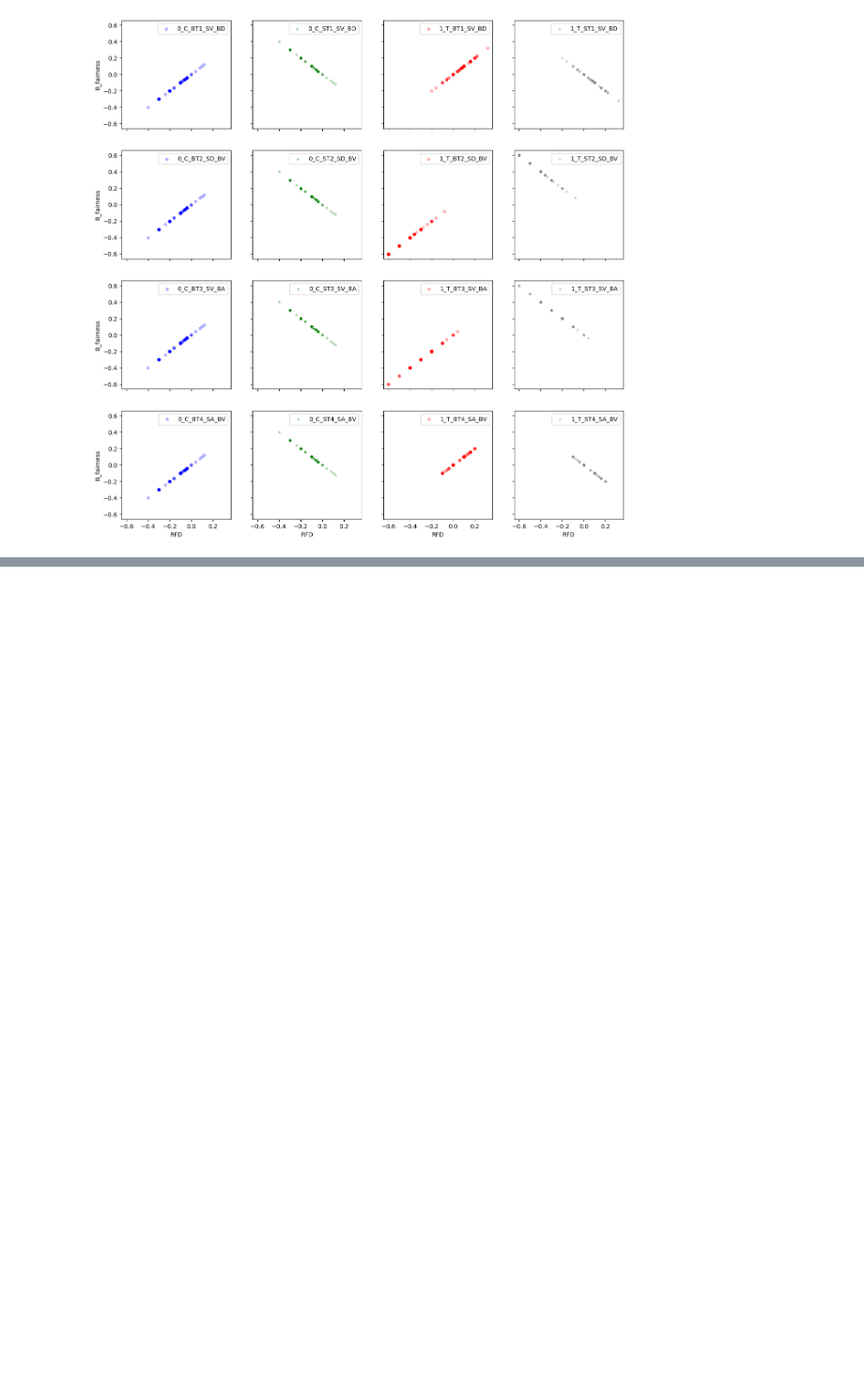
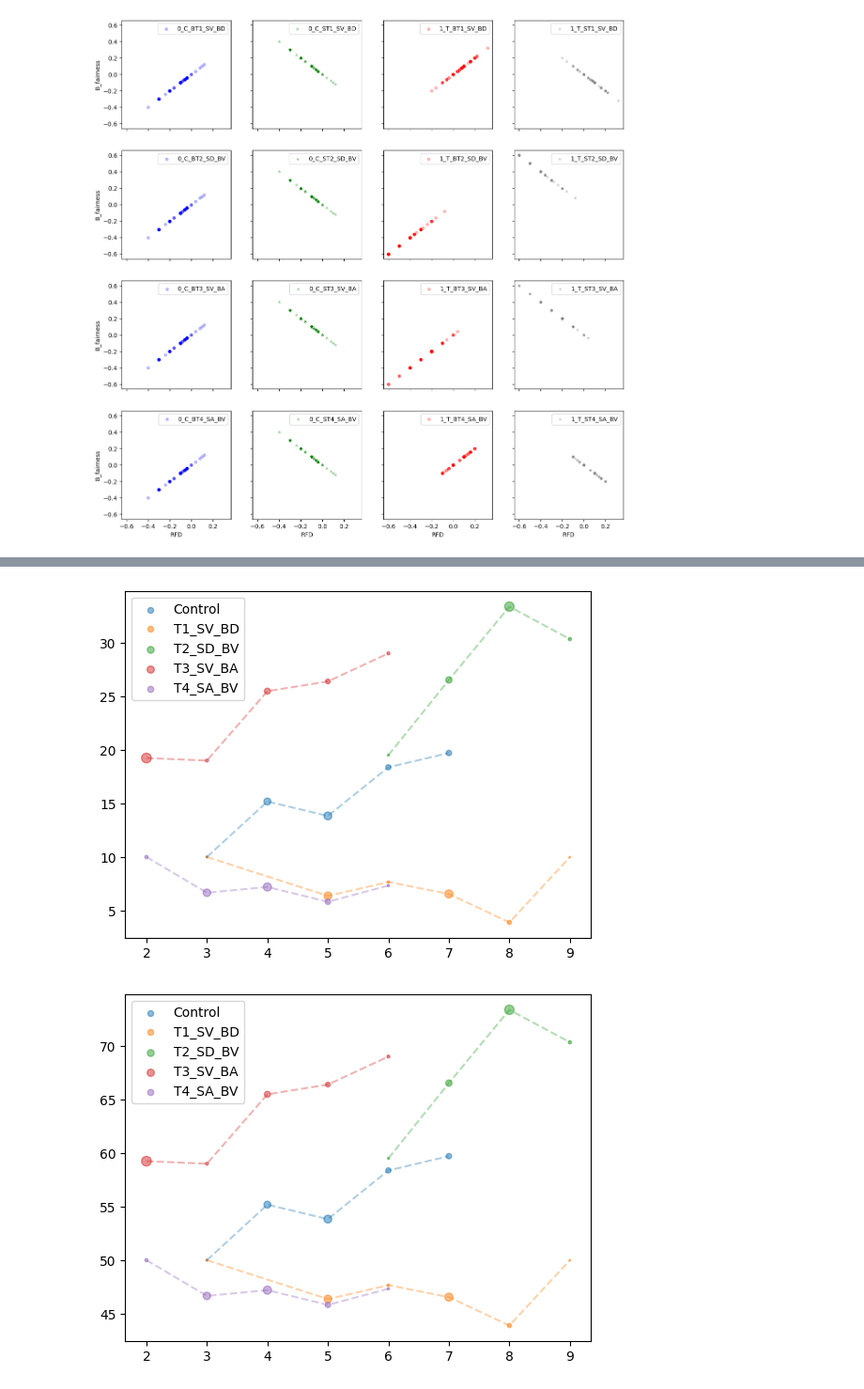
Before and after one commit to ashishpanchal33/NegotiationArena_personality_exp, a Jupyter notebook: Regression_analysis.ipynb, the cells around one changed output, grey strips where cells are left out. Shown: that part at 94% size. Drawn from its saved outputs; the diff is of its cells as text; code cells hidden in the pictures; blank space fills up the shorter version.

```diff
--- a/Regression_analysis.ipynb
+++ b/Regression_analysis.ipynb
@@ -412,0 +510,59 @@ plt.show()
+# %%
+
+
+for i,j  in sellers_trajectories.items():
+
+    j_ = j[~np.isnan(j['mean'])]
+    plt.plot(j_.index, j_['mean'],linestyle="--", alpha = 0.35)
+    plt.scatter(j_.index, j_['mean'],marker='o',s=j_['count'].values,label=i,alpha = 0.5)
+    #plt.errorbar(j_.index, j_['mean'], yerr=j_['std'],marker='o', fmt="--o",#fmt="r--s",
+                                         #ecolor = "gray",#,dash_joinstyle ='miter',
+    #             label=i,alpha = 0.35)
+
+plt.title('')
+plt.legend()
+
+plt.show()
+
+
+
+
+for i,j  in Price_trajectories.items():
+
+    j_ = j[~np.isnan(j['mean'])]
+    plt.plot(j_.index, j_['mean'],linestyle="--", alpha = 0.35)
+    plt.scatter(j_.index, j_['mean'],marker='o',s=j_['count'].values,label=i,alpha = 0.5)
+    #plt.errorbar(j_.index, j_['mean'], yerr=j_['std'],marker='o', fmt="--o",#fmt="r--s",
+                                         #ecolor = "gray",#,dash_joinstyle ='miter',
+    #             label=i,alpha = 0.35)
+
+plt.title('')
+plt.legend()
+
+plt.show()
+
+
+
+
+
+for i,j  in Buyers_trajectories.items():
+
+    j_ = j[~np.isnan(j['mean'])]
+    plt.errorbar(j_.index, j_['mean'], yerr=j_['std'],marker='o',fmt="--o",#fmt="r--s",
+                                         #ecolor = "gray",#,dash_joinstyle ='miter',
+                 label=i,alpha = 0.35)
+
+    #plt.plot(, marker='o', ls=':',label = i)
+plt.title('')
+plt.legend()
+
+plt.show()
+
+
+   # plt.errorbar(buyer_bridge_int_svbv_df.index, buyer_bridge_int_svbv_df['mean'], yerr=buyer_bridge_int_svbv_df['std'],fmt="r--s",
+    #                                     ecolor = "orange",label='Buyer final utility',alpha = 0.5)
+
+#pd.DataFrame({i:j['mean'] for i,j  in sellers_trajectories.items()}).plot(marker= 'o')
+# %% [output]
+[figure, added]
+[figure, added]
```
Also changed, not shown: parts of 10 cells of this notebook.
